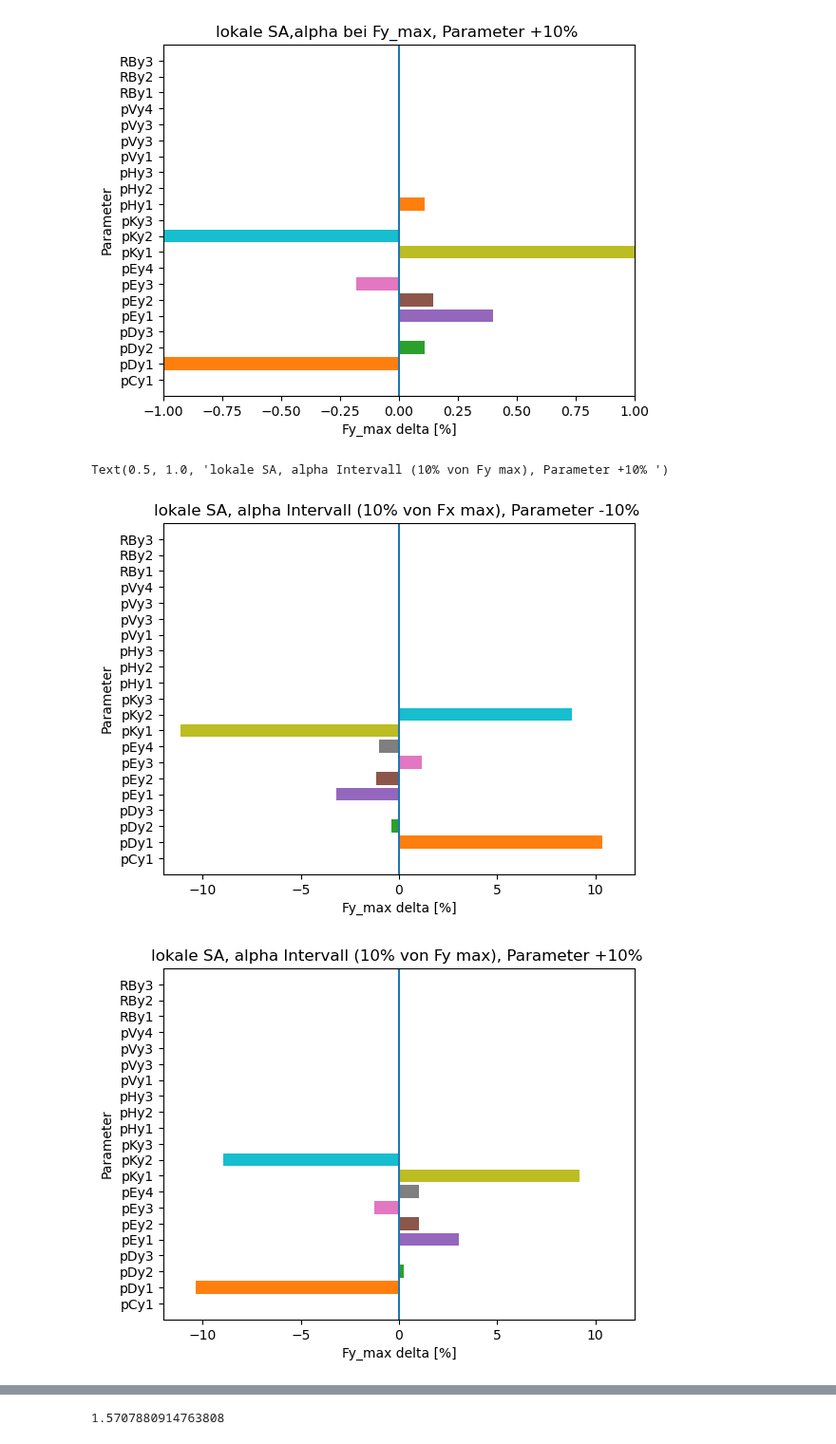
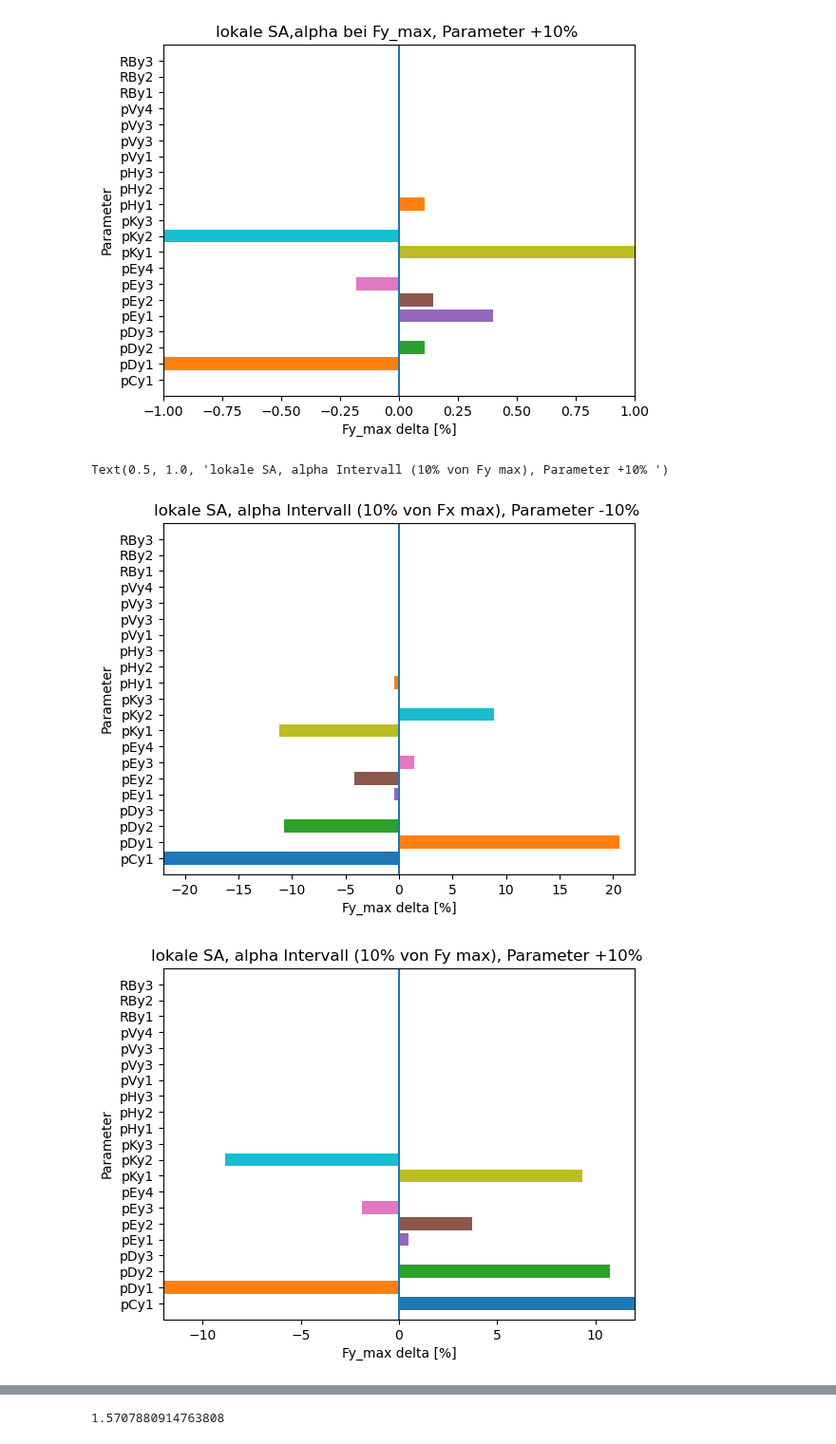
Before and after one commit to BenediktRuhland/SA-Tire-model, a Jupyter notebook: lokal SA/Pacejka 5.2 lokale SA Fy.ipynb, the cells around one changed output, grey strips where cells are left out. Shown at 95% size. Drawn from its saved outputs; the diff is of its cells as text; code cells hidden in the pictures.

```diff
--- a/lokal SA/Pacejka 5.2 lokale SA Fy.ipynb
+++ b/lokal SA/Pacejka 5.2 lokale SA Fy.ipynb
@@ -3,6 +3,7 @@ import numpy as np
 import matplotlib.pyplot as plt
 import random
 from copy import copy, deepcopy
+
 
 #Pacejka 5.2 (2002) pure logitudinal with IA
 
@@ -96,7 +97,7 @@ def Pacejka5_2(Fz,alpha,IA,Fz0,params):
     Shy = (params[11] + params[12] * dfz)
     alphay = alpha + Shy
     Kya = params[8] * Fz * np.sin(PKY4 * np.arctan(Fz/((params[9]) * Fz)))/(1 + params[10] * gamma**2)   #skalingFaktor Fz = 1
-    C = params_Indy[0]
+    C = params[0]
     mu = (params[1] + params[2] * dfz) / (1 + params[3] * gamma**2)
     D = mu*Fz
     B = Kya / (C * D + 0.001)  #e=0.001
@@ -385,19 +386,25 @@ params_pos = deepcopy(pramas_Set)
 params_neg = deepcopy(pramas_Set)
 i=0
 
+#params = params_Indy
+#params_pos = np.zeros(len(params))
+#params_neg = np.zeros(len(params))
 delta=np.zeros((len(params),2))
 
 for i in range(0,len(params)):
 
-    params_pos[i] = params_pos[i]*(1+s)
+    params_pos[i] = params[i]*(1+s)
     delta_pos = (Fy_intervall(Fz,0.9,params,IA)[0] - Fy_intervall(Fz,0.9,params_pos,IA)[0])/(Fy_intervall(Fz,0.9,params,IA)[0])
+    #print(Fy_intervall(Fz,0.9,params,IA)[0])
+    #print(Fy_intervall(Fz,0.9,params_pos,IA)[0])
     params_pos[i] = params[i]
 
-    params_neg[i] = params_neg[i]*(1-s)
+    params_neg[i] = params[i]*(1-s)
     delta_neg = (Fy_intervall(Fz,0.9,params,IA)[0] - Fy_intervall(Fz,0.9,params_neg,IA)[0])/(Fy_intervall(Fz,0.9,params,IA)[0])
     params_neg[i] = params[i]
 
     delta[i] = [delta_neg*100, delta_pos*100]
+
 
 i=0
 delta_neg = deepcopy(delta)
@@ -415,33 +422,33 @@ fig, ax = plt.subplots()
 y_axis=('pCy1', 'pDy1', 'pDy2','pDy3', 'pEy1', 'pEy2', 'pEy3', 'pEy4', 'pKy1', 'pKy2','pKy3', 'pHy1', 'pHy2','pHy3', 'pVy1', 'pVy3', 'pVy3', 'pVy4', 'RBy1', 'RBy2', 'RBy3')
 y_pos=np.arange(len(y_axis))
 i=0
 for i in range(0,len(y_pos)):
     ax.barh(y_pos[i],delta_neg[i])
 ax.set_yticks(y_pos, labels=y_axis)
-plt.xlim(-12,12)
+plt.xlim(-22,22)
 plt.ylim(-1,len(y_axis))
 plt.axvline(0, 0, 1)
 plt.xlabel("Fy_max delta [%]")
 plt.ylabel("Parameter")
 plt.title('lokale SA, alpha Intervall (10% von Fx max), Parameter -10% ')
 
 #Plots params +10%
 fig, ax = plt.subplots()
 #print(delta_neg)
 y_axis=('pCy1', 'pDy1', 'pDy2','pDy3', 'pEy1', 'pEy2', 'pEy3', 'pEy4', 'pKy1', 'pKy2','pKy3', 'pHy1', 'pHy2','pHy3', 'pVy1', 'pVy3', 'pVy3', 'pVy4', 'RBy1', 'RBy2', 'RBy3')
 y_pos=np.arange(len(y_axis))
 
 i=0
 for i in range(0,len(y_pos)):
     ax.barh(y_pos[i],delta_pos[i])
 ax.set_yticks(y_pos, labels=y_axis)
 plt.xlim(-12,12)
 plt.ylim(-1,len(y_axis))
 plt.axvline(0, 0, 1)
 plt.xlabel("Fy_max delta [%]")
 plt.ylabel("Parameter")
 plt.title('lokale SA, alpha Intervall (10% von Fy max), Parameter +10% ')
 # %% [output]
 Text(0.5, 1.0, 'lokale SA, alpha Intervall (10% von Fy max), Parameter +10% ')
-[figure, old version]
+[figure, new version]
-[figure, old version]
+[figure, new version]
```
Also changed, not shown: parts of 2 cells of this notebook, 1 other file.
